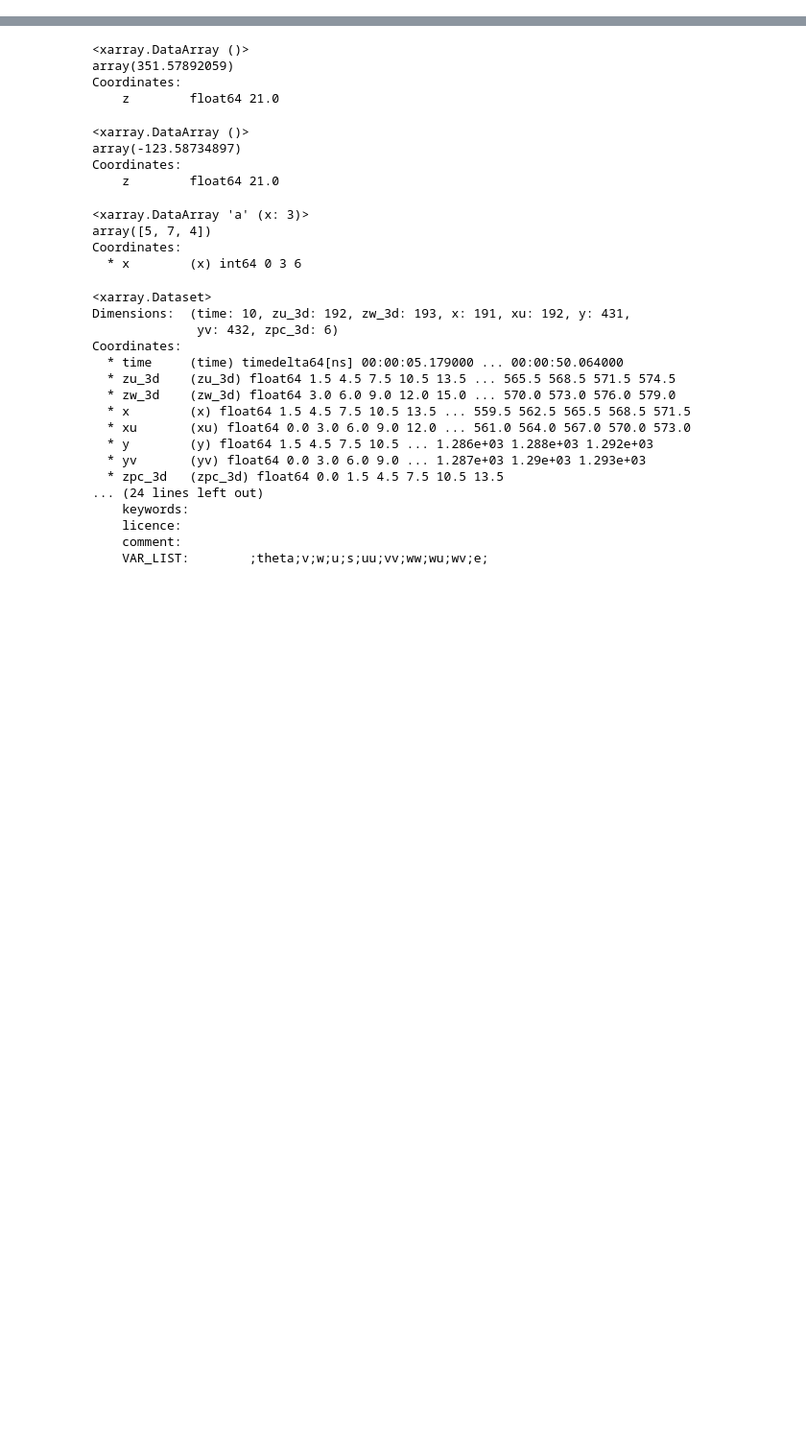
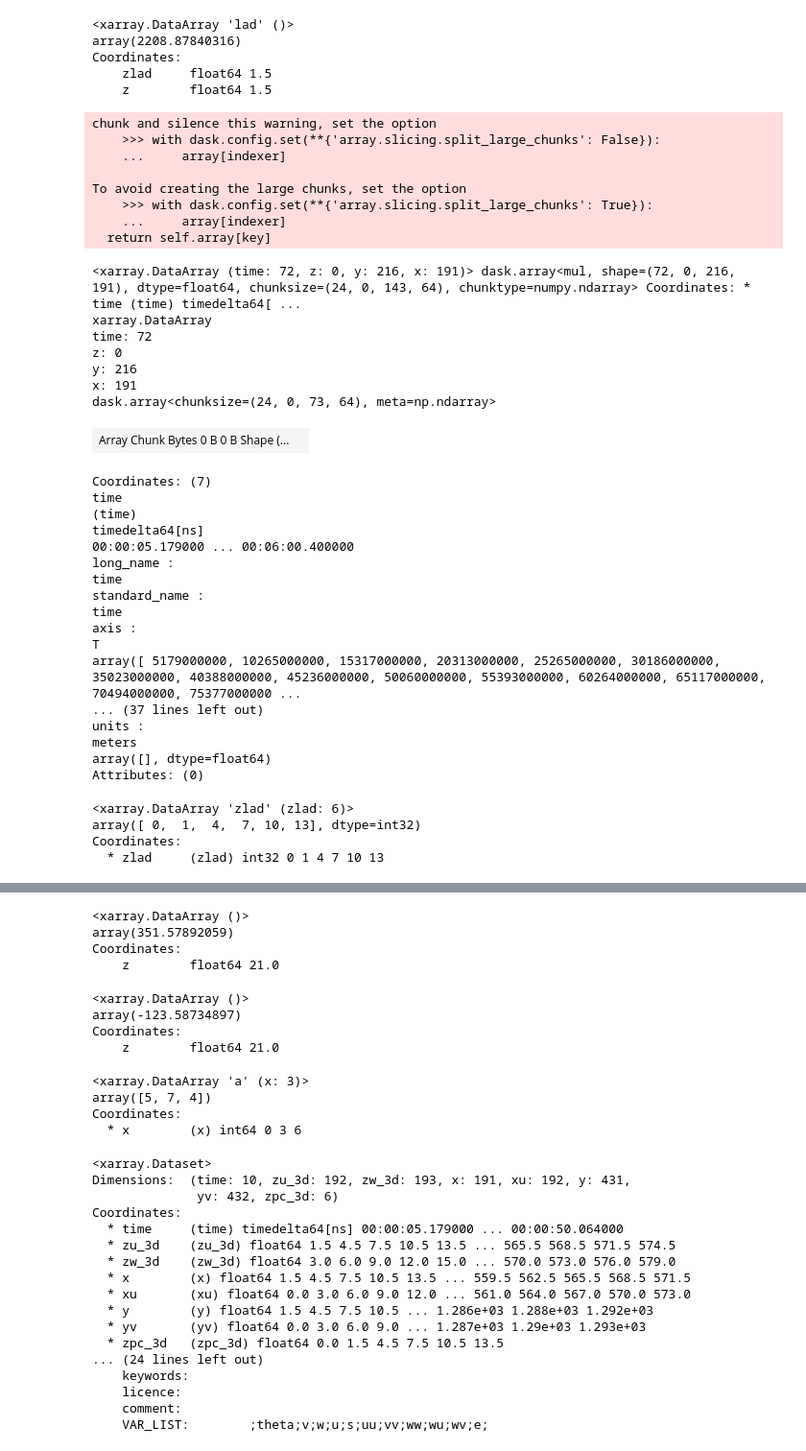
Before and after one commit to madeline-scyphers/palm, a Jupyter notebook: data_analyzer/analyze.ipynb, the cells around one changed output, grey strips where cells are left out. Shown at 96% size. Drawn from its saved outputs; the diff is of its cells as text; code cells hidden in the pictures; blank space fills up the shorter version.

```diff
--- a/data_analyzer/analyze.ipynb
+++ b/data_analyzer/analyze.ipynb
@@ -36,0 +249,51 @@ ds = ds.rename({"zu_3d": "z"})
+# %%
+interp.sel(z=1.5).sum()
+# %% [output]
+<xarray.DataArray 'lad' ()>
+array(2208.87840316)
+Coordinates:
+    zlad     float64 1.5
+    z        float64 1.5
+# %%
+(ubar.isel(y=y_domain) * ds.s.isel(y=y_domain) * ds_lad.lad.isel(y=y_domain))
+# %% [output]
+chunk and silence this warning, set the option
+    >>> with dask.config.set(**{'array.slicing.split_large_chunks': False}):
+    ...     array[indexer]
+
+To avoid creating the large chunks, set the option
+    >>> with dask.config.set(**{'array.slicing.split_large_chunks': True}):
+    ...     array[indexer]
+  return self.array[key]
+<xarray.DataArray (time: 72, z: 0, y: 216, x: 191)> dask.array<mul, shape=(72, 0, 216, 191), dtype=float64, chunksize=(24, 0, 143, 64), chunktype=numpy.ndarray> Coordinates: * time (time) timedelta64[ ...
+xarray.DataArray
+time: 72
+z: 0
+y: 216
+x: 191
+dask.array<chunksize=(24, 0, 73, 64), meta=np.ndarray>
+| Array Chunk Bytes 0 B 0 B Shape (... |  |
+Coordinates: (7)
+time
+(time)
+timedelta64[ns]
+00:00:05.179000 ... 00:06:00.400000
+long_name :
+time
+standard_name :
+time
+axis :
+T
+array([ 5179000000, 10265000000, 15317000000, 20313000000, 25265000000, 30186000000, 35023000000, 40388000000, 45236000000, 50060000000, 55393000000, 60264000000, 65117000000, 70494000000, 75377000000 ...
+... (37 lines left out)
+units :
+meters
+array([], dtype=float64)
+Attributes: (0)
+# %%
+ds_lad.lad.isel(y=y_domain).zlad
+# %% [output]
+<xarray.DataArray 'zlad' (zlad: 6)>
+array([ 0,  1,  4,  7, 10, 13], dtype=int32)
+Coordinates:
+  * zlad     (zlad) int32 0 1 4 7 10 13
```
Also changed, not shown: parts of 57 cells of this notebook, 13 other files.
